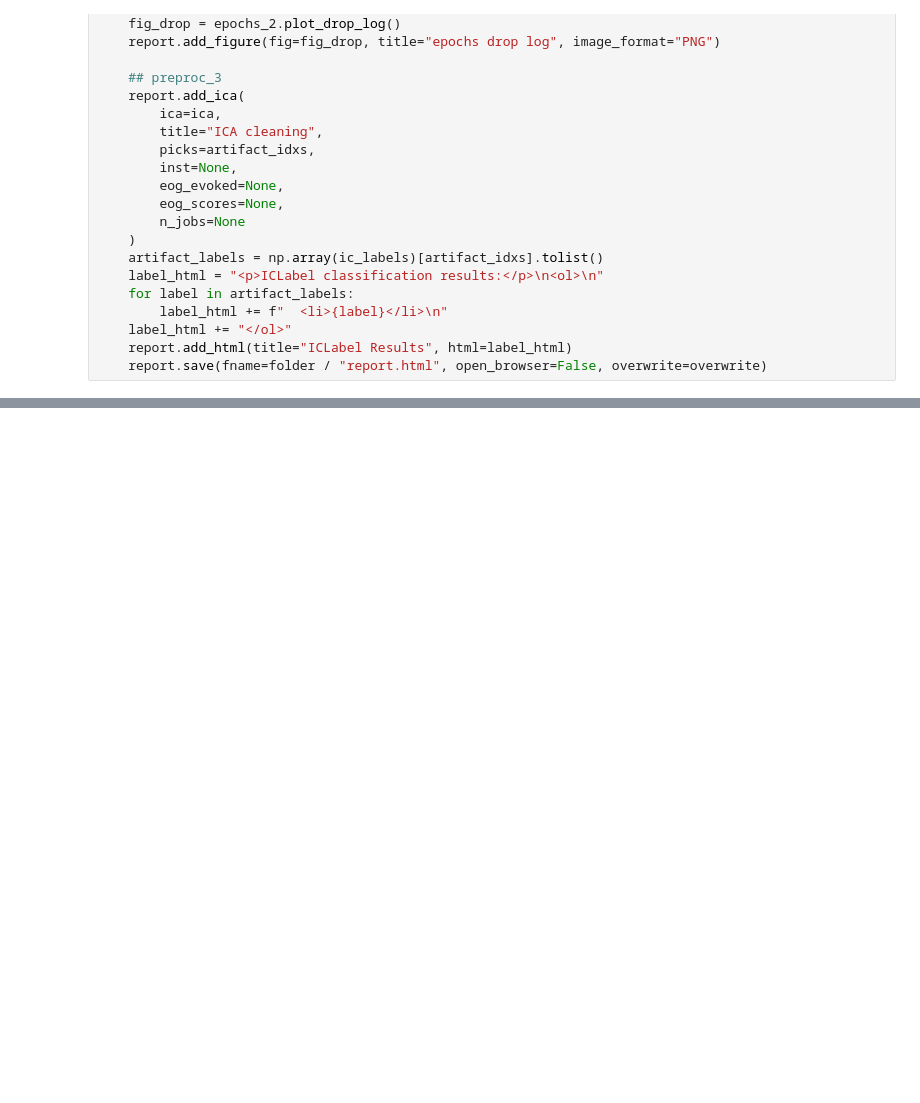
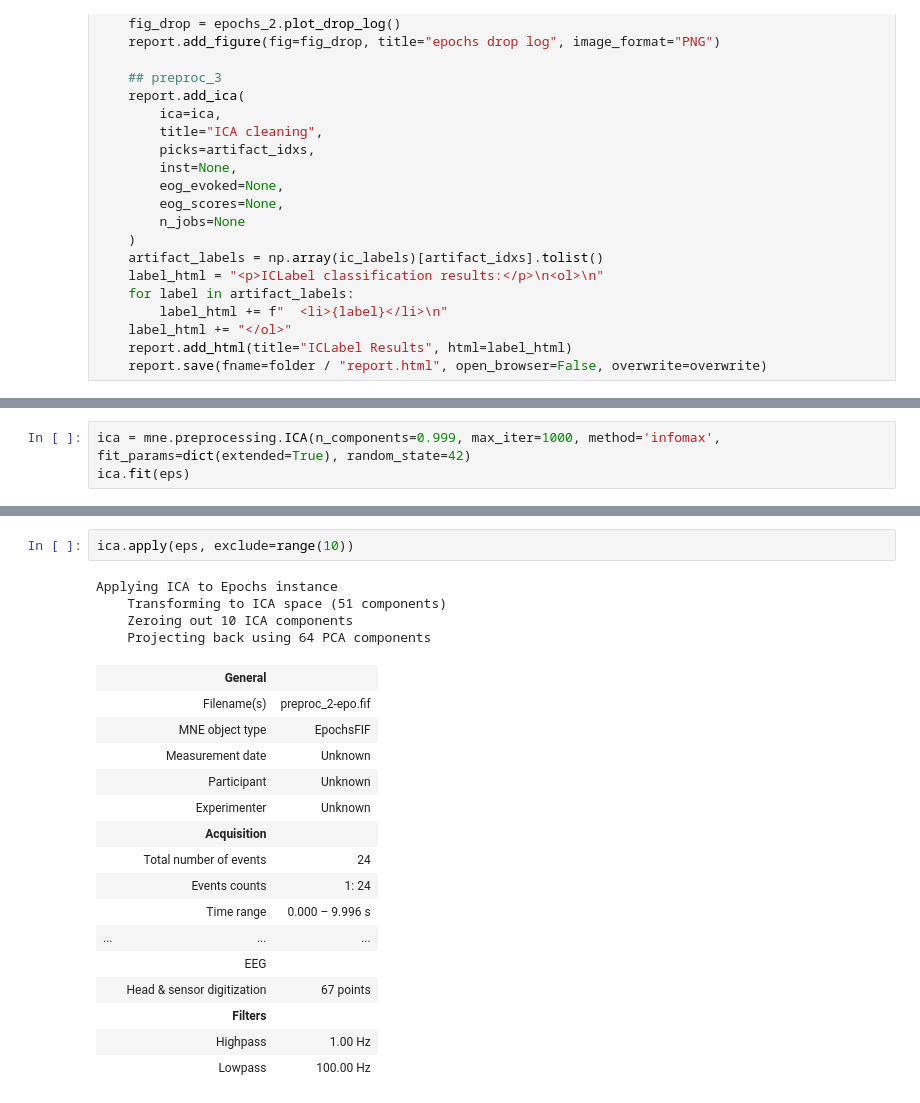
Before and after one commit to payamsash/Tinnorm, a Jupyter notebook: src/main.ipynb, the cells around one changed output, grey strips where cells are left out. Saved outputs shown, nothing was run; the diff lists cells and outputs as text; blank space fills up the shorter version.

```diff
--- a/src/main.ipynb
+++ b/src/main.ipynb
@@ -182,0 +269,3 @@ def preprocess(subject_id, bids_root=bids_root):
+# %%
+ica = mne.preprocessing.ICA(n_components=0.999, max_iter=1000, method='infomax', fit_params=dict(extended=True), random_state=42)
+ica.fit(eps)
@@ -182,0 +323,23 @@ def preprocess(subject_id, bids_root=bids_root):
+# %%
+ica.apply(eps, exclude=range(10))
+# %% [output]
+Applying ICA to Epochs instance
+    Transforming to ICA space (51 components)
+    Zeroing out 10 ICA components
+    Projecting back using 64 PCA components
+|  | General |  |
+|  | Filename(s) | preproc_2-epo.fif |
+|  | MNE object type | EpochsFIF |
+|  | Measurement date | Unknown |
+|  | Participant | Unknown |
+|  | Experimenter | Unknown |
+|  | Acquisition |  |
+|  | Total number of events | 24 |
+|  | Events counts | 1: 24 |
+|  | Time range | 0.000 – 9.996 s |
+| ... | ... | ... |
+|  | EEG |  |
+|  | Head & sensor digitization | 67 points |
+|  | Filters |  |
+|  | Highpass | 1.00 Hz |
+|  | Lowpass | 100.00 Hz |
```
Also changed, not shown: parts of 13 cells of this notebook.
